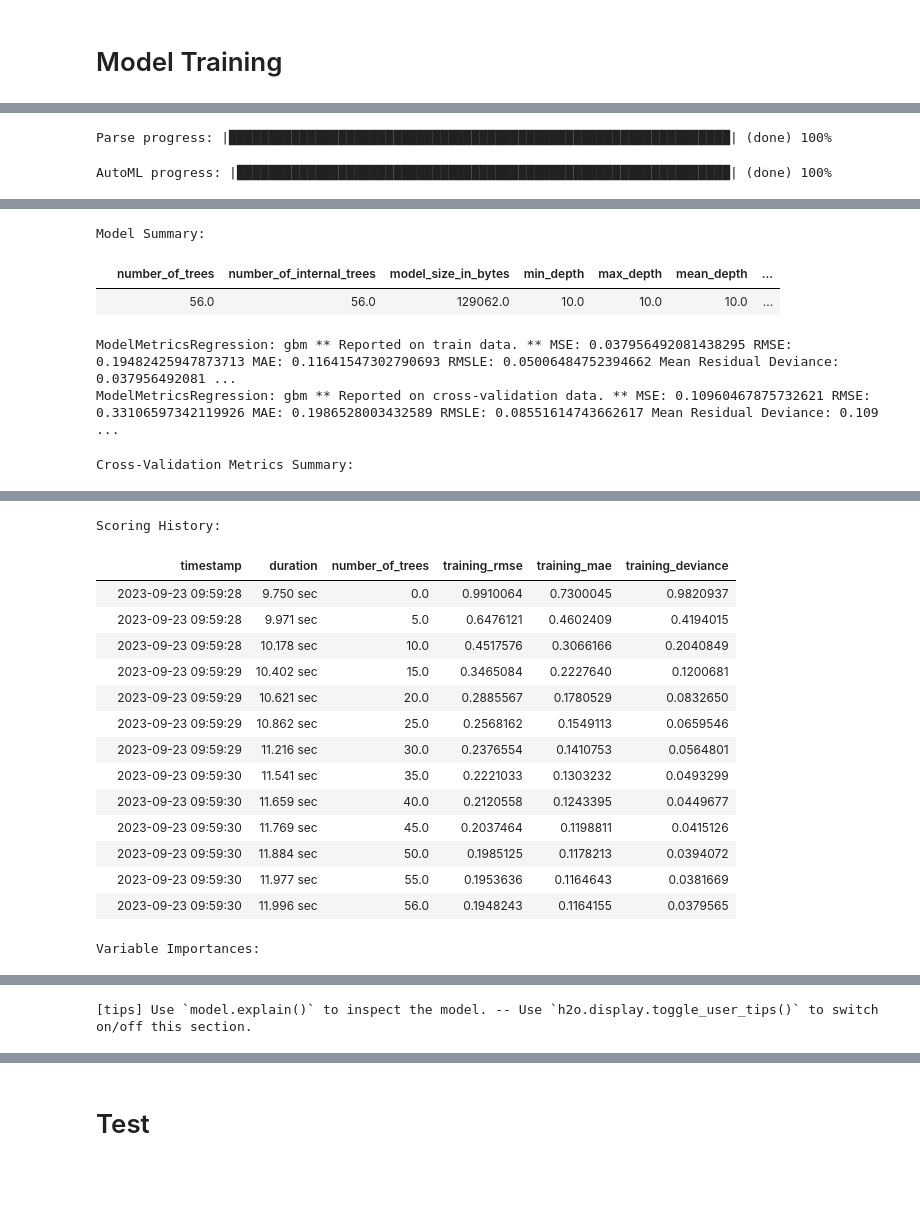
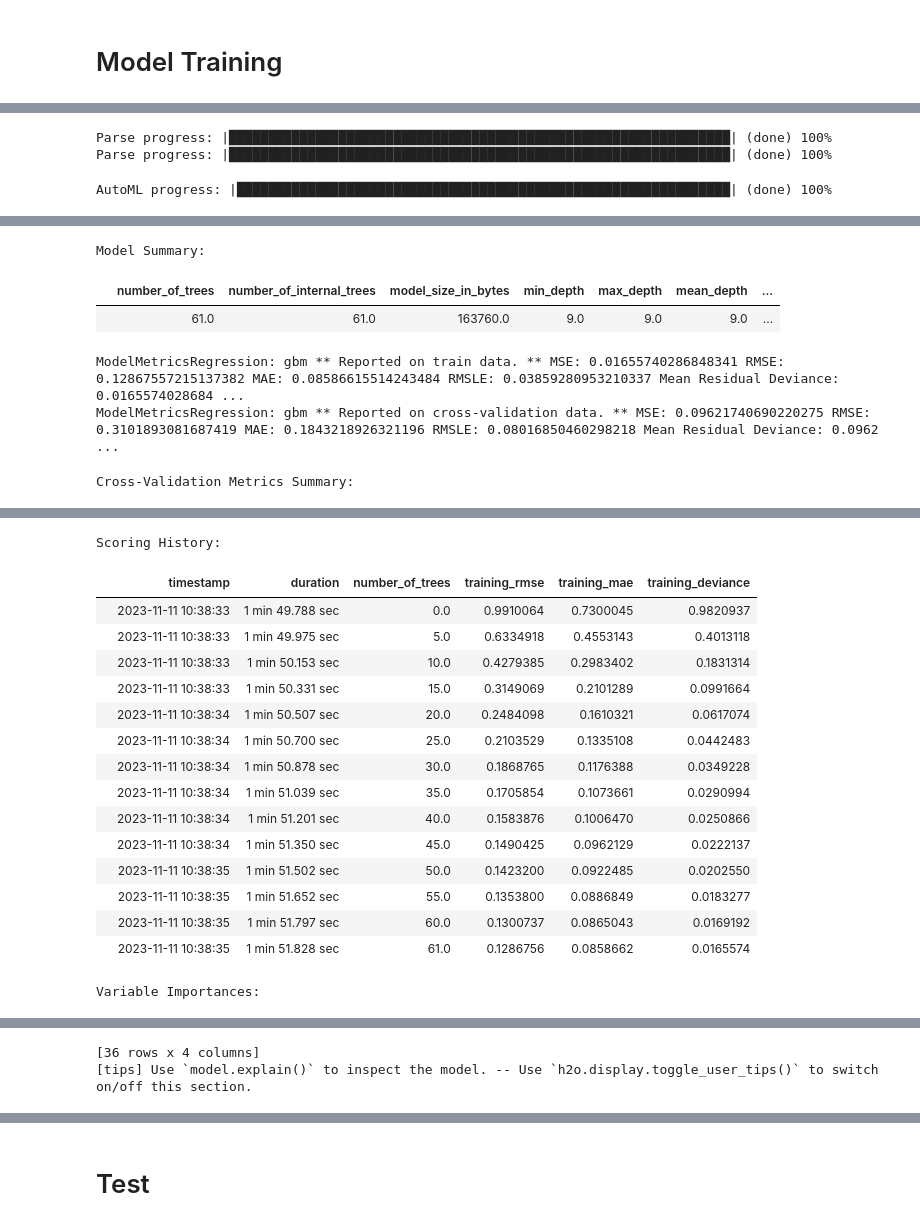
Before and after one commit to lmc6130/SinoPac-House-Price-Prediction-Competition, a Jupyter notebook: baseline.ipynb, the cells around one changed output, grey strips where cells are left out. Cells and saved outputs as stored; diff of their text form; code cells hidden in the pictures; blank space fills up the shorter version.

```diff
--- a/baseline.ipynb
+++ b/baseline.ipynb
@@ -98 +98,9 @@ None
+# %%
+df_train = pd.DataFrame(df_train)
+df_testpub = pd.DataFrame(df_testpub)
+df_testprv = pd.DataFrame(df_testprv)
+
+df_train['ID'] = df_train['ID'].apply(lambda x: int(x.replace('TR-', '')) if isinstance(x, str) and x.startswith('TR-') else x)
+df_testpub['ID'] = df_testpub['ID'].apply(lambda x: int(x.replace('PU-', '')) if isinstance(x, str) and x.startswith('PU-') else x)
+df_testprv['ID'] = df_testprv['ID'].apply(lambda x: int(x.replace('PR-', '')) if isinstance(x, str) and x.startswith('PR-') else x)
 # %%
@@ -142,11 +118,11 @@ testpub['ID'] = testpub['ID'].apply(lambda x: int(x.replace('PU-', '')) if isins
 # %%
 label_encoder = LabelEncoder()
-object_columns = train.select_dtypes(include=['object']).columns
+object_columns = df_train.select_dtypes(include=['object']).columns
 
 for column in object_columns:
-    combined_data = pd.concat([train[column], testpub[column]], axis=0)
+    combined_data = pd.concat([df_train[column], df_testpub[column], df_testprv[column]], axis=0)
     label_encoder.fit(combined_data)
 
-    # 將訓練集和測試集中的類別進行編碼
-    train[column] = label_encoder.transform(train[column])
-    testpub[column] = label_encoder.transform(testpub[column])
+    df_train[column] = label_encoder.transform(df_train[column])
+    df_testpub[column] = label_encoder.transform(df_testpub[column])
+    df_testprv[column] = label_encoder.transform(df_testprv[column])
@@ -152,0 +152,12 @@ for column in object_columns:
+# %%
+df2_train = df_train.copy()
+df2_testpub = df_testpub.copy()
+df2_testprv = df_testprv.copy()
+
+df2_train = df2_train.drop(['ID', 'Use Partitions', 'Balcony Area'], axis=1)
+df2_testpub = df2_testpub.drop(['ID', 'Use Partitions', 'Balcony Area'], axis=1)
+df2_testprv = df2_testprv.drop(['ID', 'Use Partitions', 'Balcony Area'], axis=1)
+
+print('train:', df2_train.shape)
+print('public test :', df2_testpub.shape)
+print('private test:', df2_testprv.shape)
@@ -227,15 +255,17 @@ Connecting to H2O server at http://127.0.0.1:54321 ... successful.
 | H2O_internal_security: | False |
 | Python_version: | 3.10.12 final |
 # %%
-data = h2o.H2OFrame(train)
-trainn, test, valid = data.split_frame([0.6, 0.2], seed=42)
-y = '單價'
-x = list(data.columns)
-x.remove(y)
+trainframe = h2o.H2OFrame(df2_train)
+testframe = h2o.H2OFrame(df_testpub)
+trainf, testf, validf = trainframe.split_frame([0.6, 0.2], seed=42)
+y = 'Price'
+X = list(trainframe.columns)
+X.remove(y)
 # %% [output]
 Parse progress: |████████████████████████████████████████████████████████████████| (done) 100%
+Parse progress: |████████████████████████████████████████████████████████████████| (done) 100%
 # %%
-aml = H2OAutoML(max_models=30, max_runtime_secs=120, seed=1, sort_metric="mae")
-aml.train(x=x, y=y, training_frame=trainn)
+aml = H2OAutoML(max_models=100, max_runtime_secs=3600, seed=42)
+aml.train(x=X, y=y, training_frame=trainf)
 # %% [output]
 AutoML progress: |███████████████████████████████████████████████████████████████| (done) 100%
@@ -243,7 +273,7 @@ Model Details ============= H2OGradientBoostingEstimator : Gradient Boosting Mac
 Model Summary:
 |  | number_of_trees | number_of_internal_trees | model_size_in_bytes | min_depth | max_depth | mean_depth | ... |
-|  | 56.0 | 56.0 | 129062.0 | 10.0 | 10.0 | 10.0 | ... |
+|  | 61.0 | 61.0 | 163760.0 | 9.0 | 9.0 | 9.0 | ... |
-ModelMetricsRegression: gbm ** Reported on train data. ** MSE: 0.037956492081438295 RMSE: 0.19482425947873713 MAE: 0.11641547302790693 RMSLE: 0.05006484752394662 Mean Residual Deviance: 0.037956492081 ...
-ModelMetricsRegression: gbm ** Reported on cross-validation data. ** MSE: 0.10960467875732621 RMSE: 0.33106597342119926 MAE: 0.1986528003432589 RMSLE: 0.08551614743662617 Mean Residual Deviance: 0.109 ...
+ModelMetricsRegression: gbm ** Reported on train data. ** MSE: 0.01655740286848341 RMSE: 0.12867557215137382 MAE: 0.08586615514243484 RMSLE: 0.03859280953210337 Mean Residual Deviance: 0.0165574028684 ...
+ModelMetricsRegression: gbm ** Reported on cross-validation data. ** MSE: 0.09621740690220275 RMSE: 0.3101893081687419 MAE: 0.1843218926321196 RMSLE: 0.08016850460298218 Mean Residual Deviance: 0.0962 ...
 Cross-Validation Metrics Summary:
 |  | mean | sd | cv_1_valid | cv_2_valid | cv_3_valid | cv_4_valid | cv_5_valid |
@@ -257,17 +287,18 @@ Cross-Validation Metrics Summary:
 Scoring History:
 |  | timestamp | duration | number_of_trees | training_rmse | training_mae | training_deviance |
-|  | 2023-09-23 09:59:28 | 9.750 sec | 0.0 | 0.9910064 | 0.7300045 | 0.9820937 |
-|  | 2023-09-23 09:59:28 | 9.971 sec | 5.0 | 0.6476121 | 0.4602409 | 0.4194015 |
-|  | 2023-09-23 09:59:28 | 10.178 sec | 10.0 | 0.4517576 | 0.3066166 | 0.2040849 |
-|  | 2023-09-23 09:59:29 | 10.402 sec | 15.0 | 0.3465084 | 0.2227640 | 0.1200681 |
-|  | 2023-09-23 09:59:29 | 10.621 sec | 20.0 | 0.2885567 | 0.1780529 | 0.0832650 |
-|  | 2023-09-23 09:59:29 | 10.862 sec | 25.0 | 0.2568162 | 0.1549113 | 0.0659546 |
-|  | 2023-09-23 09:59:29 | 11.216 sec | 30.0 | 0.2376554 | 0.1410753 | 0.0564801 |
-|  | 2023-09-23 09:59:30 | 11.541 sec | 35.0 | 0.2221033 | 0.1303232 | 0.0493299 |
-|  | 2023-09-23 09:59:30 | 11.659 sec | 40.0 | 0.2120558 | 0.1243395 | 0.0449677 |
-|  | 2023-09-23 09:59:30 | 11.769 sec | 45.0 | 0.2037464 | 0.1198811 | 0.0415126 |
-|  | 2023-09-23 09:59:30 | 11.884 sec | 50.0 | 0.1985125 | 0.1178213 | 0.0394072 |
-|  | 2023-09-23 09:59:30 | 11.977 sec | 55.0 | 0.1953636 | 0.1164643 | 0.0381669 |
-|  | 2023-09-23 09:59:30 | 11.996 sec | 56.0 | 0.1948243 | 0.1164155 | 0.0379565 |
+|  | 2023-11-11 10:38:33 | 1 min 49.788 sec | 0.0 | 0.9910064 | 0.7300045 | 0.9820937 |
+|  | 2023-11-11 10:38:33 | 1 min 49.975 sec | 5.0 | 0.6334918 | 0.4553143 | 0.4013118 |
+|  | 2023-11-11 10:38:33 | 1 min 50.153 sec | 10.0 | 0.4279385 | 0.2983402 | 0.1831314 |
+|  | 2023-11-11 10:38:33 | 1 min 50.331 sec | 15.0 | 0.3149069 | 0.2101289 | 0.0991664 |
+|  | 2023-11-11 10:38:34 | 1 min 50.507 sec | 20.0 | 0.2484098 | 0.1610321 | 0.0617074 |
+|  | 2023-11-11 10:38:34 | 1 min 50.700 sec | 25.0 | 0.2103529 | 0.1335108 | 0.0442483 |
+|  | 2023-11-11 10:38:34 | 1 min 50.878 sec | 30.0 | 0.1868765 | 0.1176388 | 0.0349228 |
+|  | 2023-11-11 10:38:34 | 1 min 51.039 sec | 35.0 | 0.1705854 | 0.1073661 | 0.0290994 |
+|  | 2023-11-11 10:38:34 | 1 min 51.201 sec | 40.0 | 0.1583876 | 0.1006470 | 0.0250866 |
+|  | 2023-11-11 10:38:34 | 1 min 51.350 sec | 45.0 | 0.1490425 | 0.0962129 | 0.0222137 |
+|  | 2023-11-11 10:38:35 | 1 min 51.502 sec | 50.0 | 0.1423200 | 0.0922485 | 0.0202550 |
+|  | 2023-11-11 10:38:35 | 1 min 51.652 sec | 55.0 | 0.1353800 | 0.0886849 | 0.0183277 |
+|  | 2023-11-11 10:38:35 | 1 min 51.797 sec | 60.0 | 0.1300737 | 0.0865043 | 0.0169192 |
+|  | 2023-11-11 10:38:35 | 1 min 51.828 sec | 61.0 | 0.1286756 | 0.0858662 | 0.0165574 |
 Variable Importances:
 | variable | relative_importance | scaled_importance | percentage |
@@ -290 +321,2 @@ Variable Importances:
+[36 rows x 4 columns]
 [tips] Use `model.explain()` to inspect the model. -- Use `h2o.display.toggle_user_tips()` to switch on/off this section.
```
Also changed, not shown: parts of 32 cells of this notebook.
